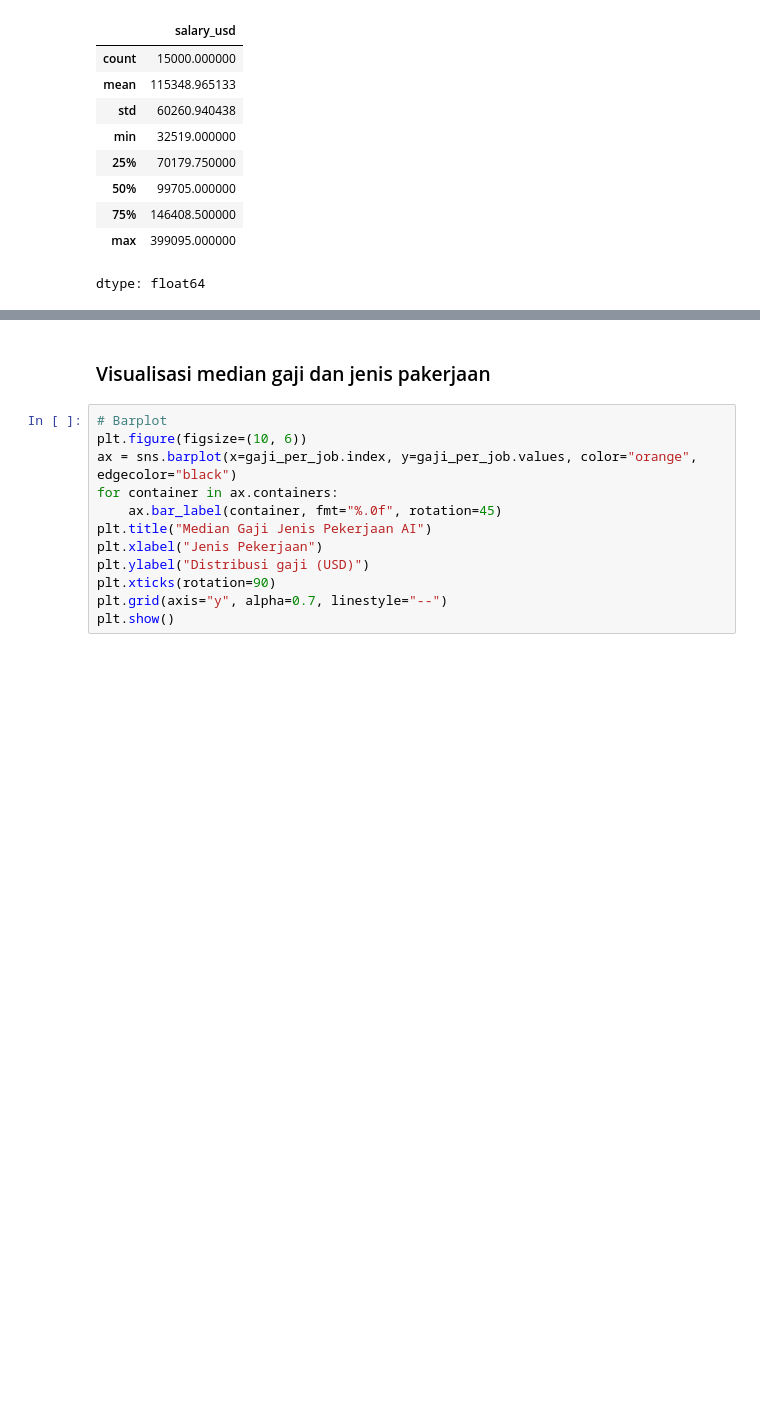
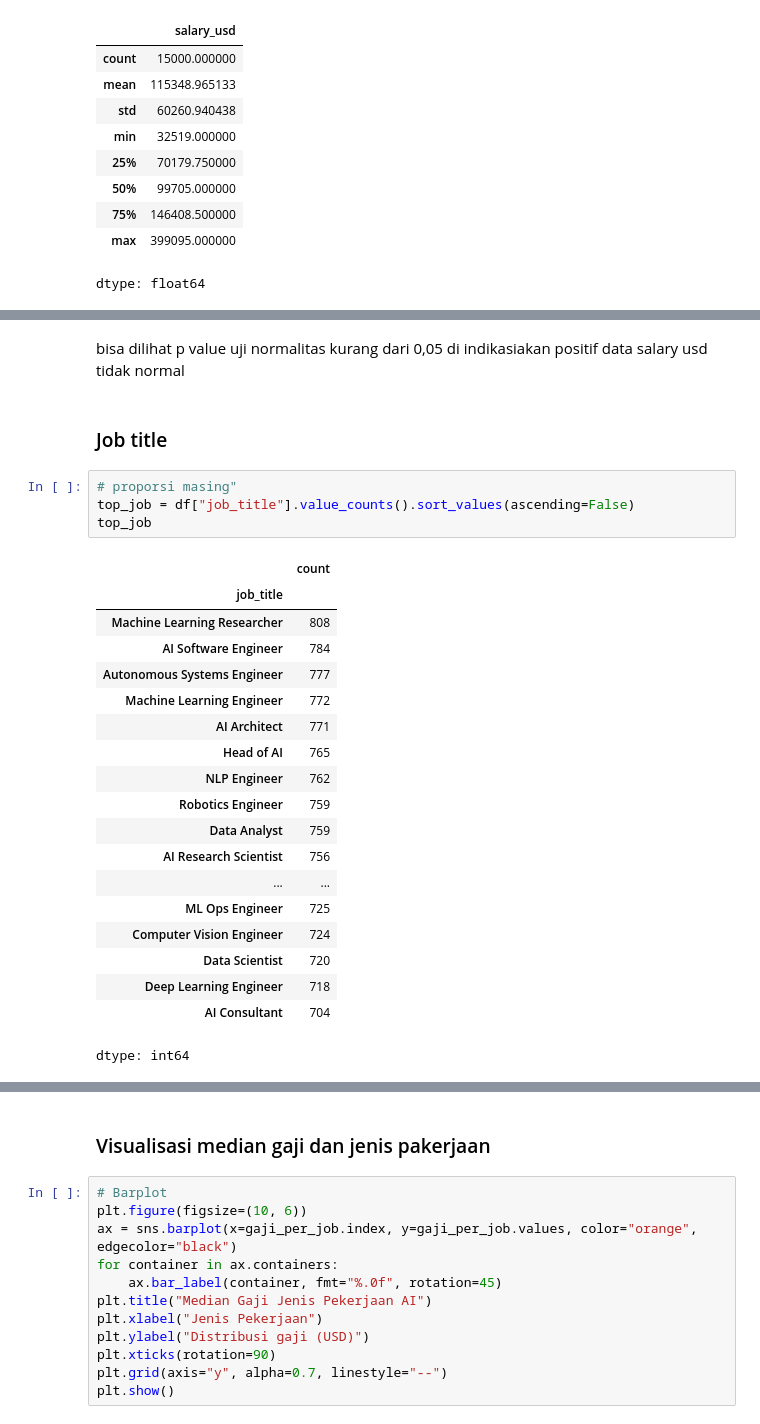
Before and after one commit to shof-f/Analisis-Pasar-Kerja-AI-Global, a Jupyter notebook: Analisis_Tren_Pekerjaan_AI.ipynb, the cells around one changed output, grey strips where cells are left out. Saved outputs shown, nothing was run; the diff lists cells and outputs as text; blank space fills up the shorter version.

```diff
--- a/Analisis_Tren_Pekerjaan_AI.ipynb
+++ b/Analisis_Tren_Pekerjaan_AI.ipynb
@@ -152,0 +106,28 @@ Jika kita ingin mengitung keterkaitan menggunakan salary usd kita menggunakan **
+# %% [markdown]
+bisa dilihat p value uji normalitas kurang dari 0,05  di indikasiakan positif data salary usd tidak normal
+# %% [markdown]
+### Job title
+# %%
+# proporsi masing"
+top_job = df["job_title"].value_counts().sort_values(ascending=False)
+top_job
+# %% [output]
+|  | count |
+| job_title |  |
+| Machine Learning Researcher | 808 |
+| AI Software Engineer | 784 |
+| Autonomous Systems Engineer | 777 |
+| Machine Learning Engineer | 772 |
+| AI Architect | 771 |
+| Head of AI | 765 |
+| NLP Engineer | 762 |
+| Robotics Engineer | 759 |
+| Data Analyst | 759 |
+| AI Research Scientist | 756 |
+| ... | ... |
+| ML Ops Engineer | 725 |
+| Computer Vision Engineer | 724 |
+| Data Scientist | 720 |
+| Deep Learning Engineer | 718 |
+| AI Consultant | 704 |
+dtype: int64
```
Also changed, not shown: parts of 57 cells of this notebook.
